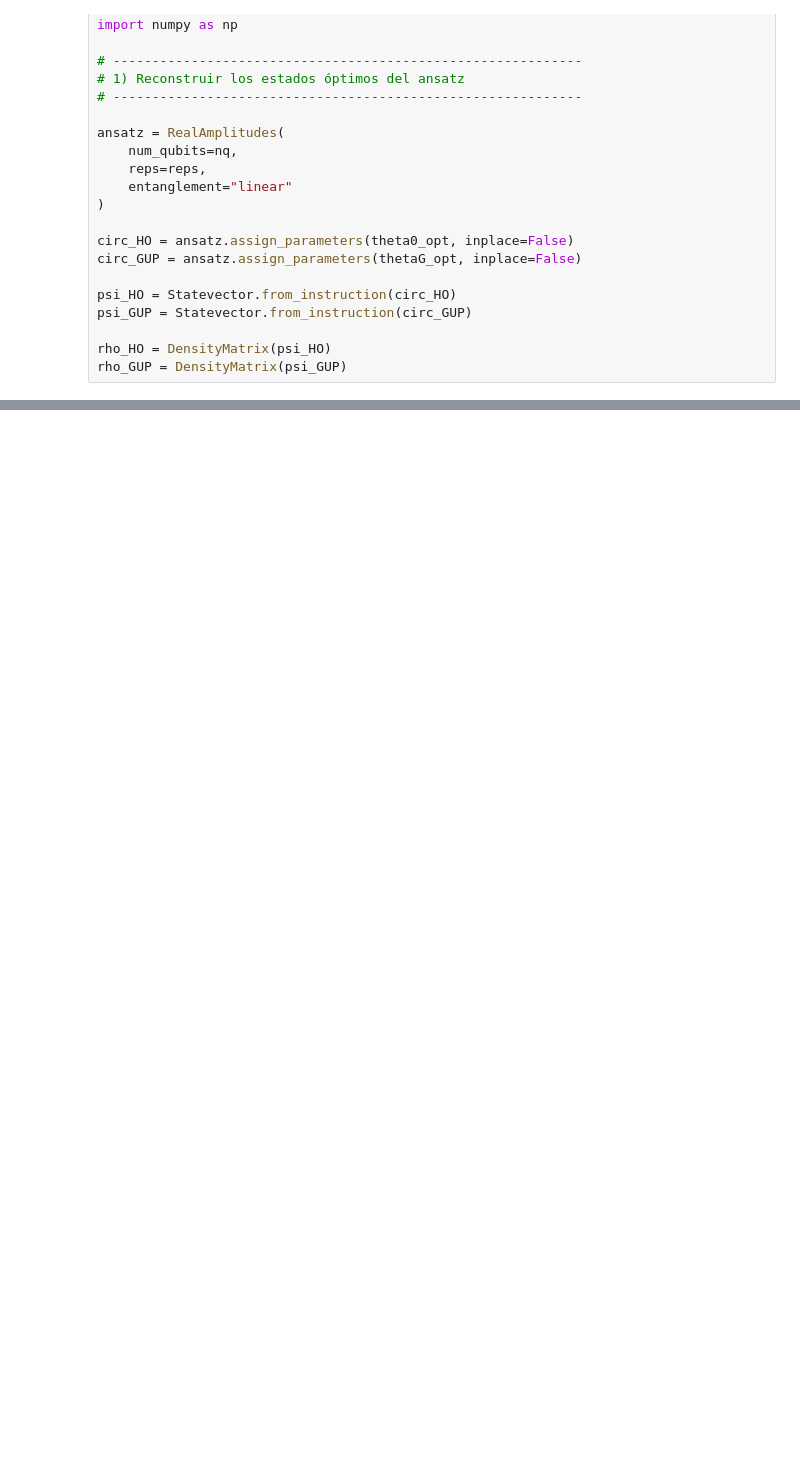
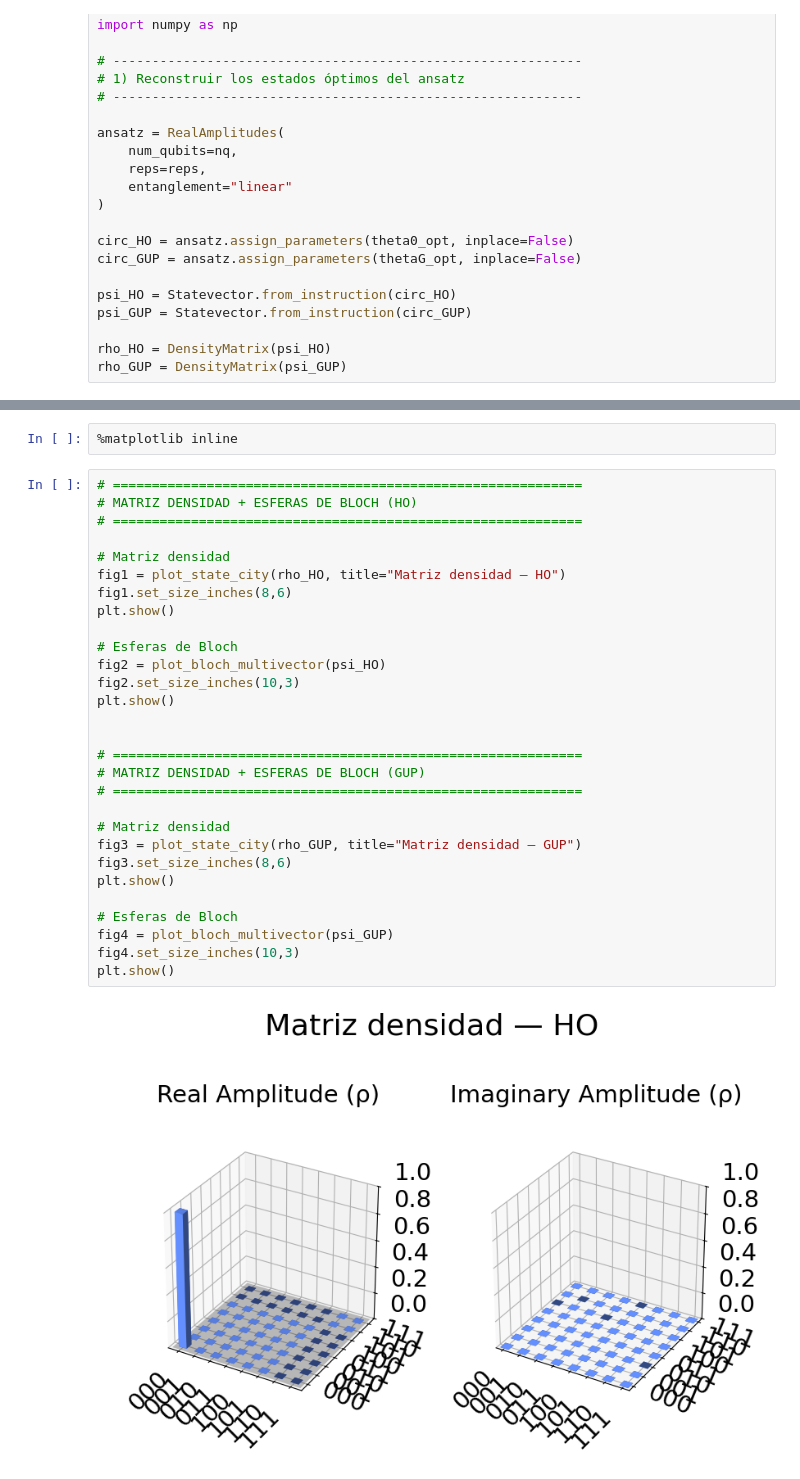
Before and after one commit to Angela0712/TFG, a Jupyter notebook: notebooks/TFG_Ángela_Cuenca_Agulló.ipynb, the cells around one changed output, grey strips where cells are left out. Cells and saved outputs as stored; diff of their text form; blank space fills up the shorter version.

```diff
--- a/notebooks/TFG_Ángela_Cuenca_Agulló.ipynb
+++ b/notebooks/TFG_Ángela_Cuenca_Agulló.ipynb
@@ -1454,0 +1361,33 @@ plot_density_matrix_real(
+# %%
+%matplotlib inline
+# %%
+# ============================================================
+# MATRIZ DENSIDAD + ESFERAS DE BLOCH (HO)
+# ============================================================
+
+# Matriz densidad
+fig1 = plot_state_city(rho_HO, title="Matriz densidad — HO")
+fig1.set_size_inches(8,6)
+plt.show()
+
+# Esferas de Bloch
+fig2 = plot_bloch_multivector(psi_HO)
+fig2.set_size_inches(10,3)
+plt.show()
+
+
+# ============================================================
+# MATRIZ DENSIDAD + ESFERAS DE BLOCH (GUP)
+# ============================================================
+
+# Matriz densidad
+fig3 = plot_state_city(rho_GUP, title="Matriz densidad — GUP")
+fig3.set_size_inches(8,6)
+plt.show()
+
+# Esferas de Bloch
+fig4 = plot_bloch_multivector(psi_GUP)
+fig4.set_size_inches(10,3)
+plt.show()
+# %% [output]
+[figure, added]
```
Also changed, not shown: parts of 5 cells of this notebook, 7 other files.
